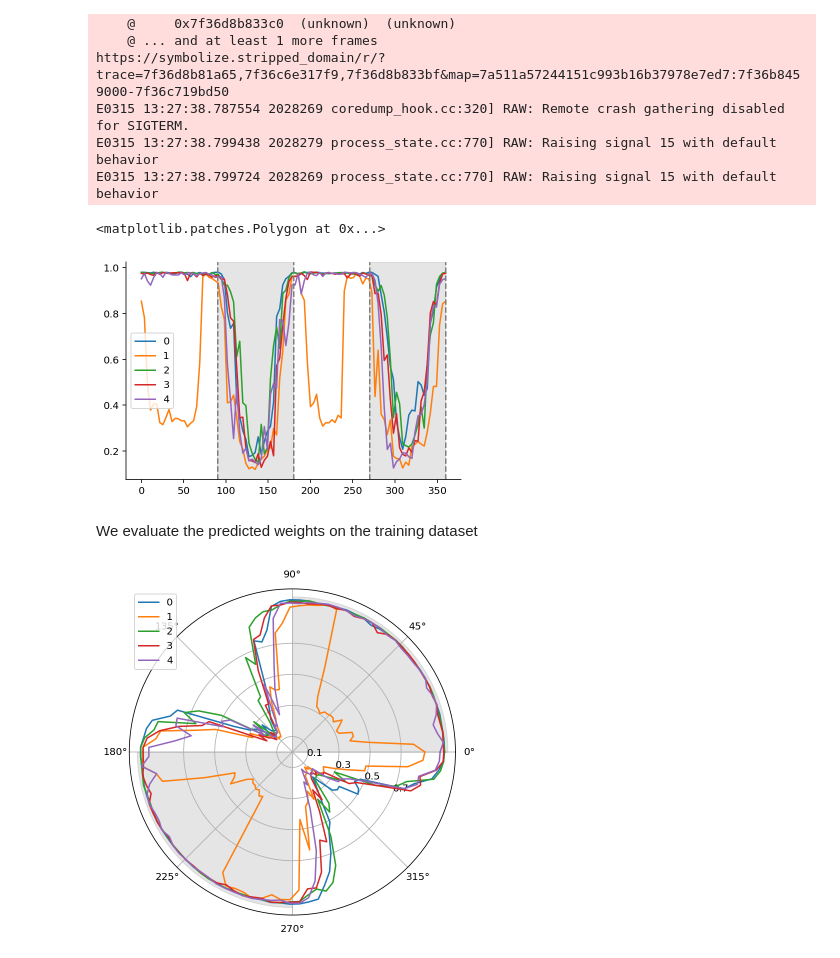
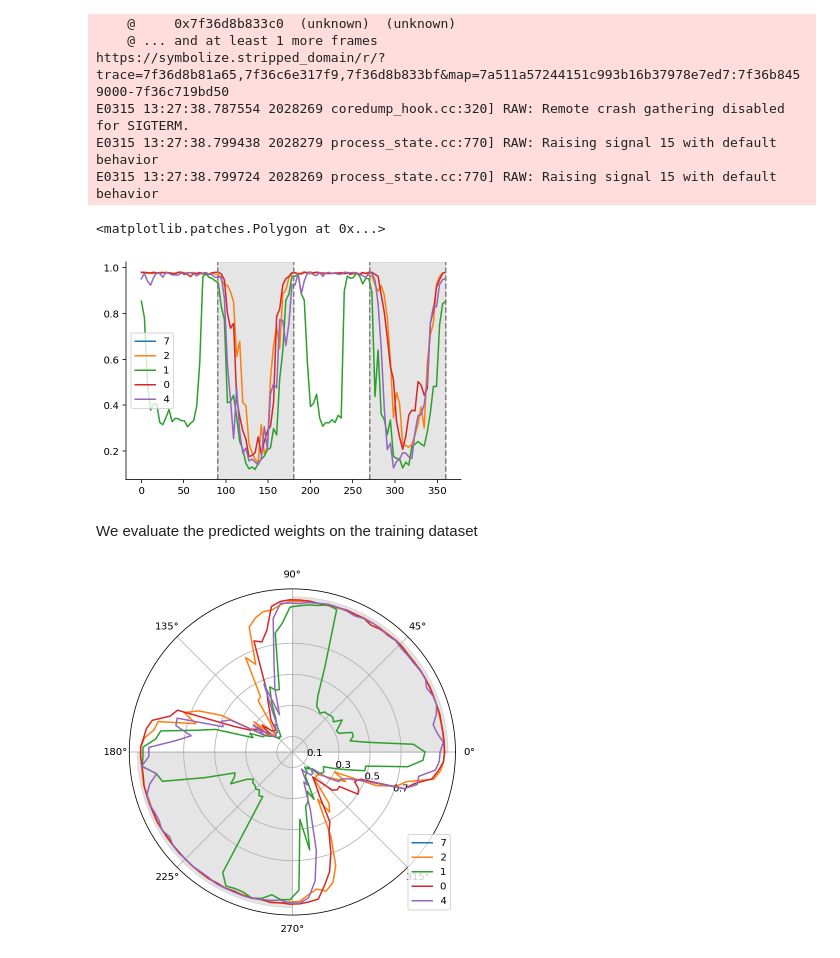
Before and after one commit to probml/shift-happens, a Jupyter notebook: notebooks/008-gendist-v1-rotation.ipynb, the cells around one changed output. Drawn from its saved outputs; the diff is of its cells as text; code cells hidden in the pictures.

Commit message:
feat: gendist-v1-rotation
Add snapshot learning example

```diff
--- a/notebooks/008-gendist-v1-rotation.ipynb
+++ b/notebooks/008-gendist-v1-rotation.ipynb
@@ -116,0 +117,7 @@ for deg in tqdm(degrees):
+# %%
+alphas = [0.085 * (1 - 0.01) ** n for n in range(n_epochs)]
+cycle_size = epochs_per_cycle * steps_per_epoch
+learning_rates = [optax.cosine_decay_schedule(alpha, cycle_size, 1e-4) for alpha in alphas]
+learning_rates = optax.join_schedules(learning_rates, boundaries)
+# %%
+tx = optax.adam(learning_rates)
@@ -116,0 +130,6 @@ for deg in tqdm(degrees):
+# %%
+config = {"angle": 0.0}
+train_config = TrainingConfig(model, proc_class,
+                              gendist.training.make_cross_entropy_loss_func, tx)
+params, train_acc, losses = train_config.train_model_config(key, X_train, y_train_ohe,
+                                                    config, n_epochs, batch_size)
@@ -117,3 +145,13 @@ for deg in tqdm(degrees):
+# %%
+train_config = TrainingConfig(model, proc_class, gendist.training.make_cross_entropy_loss_func, tx)
+configs_params = []
+configs_accuracy = []
+for deg in tqdm(degrees):
+    config = {"angle": float(deg)}
+    params, train_acc, losses = train_config.train_model_config(key, X_train, y_train_ohe,
+                                                        config, n_epochs, batch_size)
+    configs_params.append(params)
+    configs_accuracy.append(train_acc)
 # %%
 filename = "data-params.pkl"
 filename = os.path.join(path_output, filename)
@@ -330,19 +368,19 @@ E0315 13:27:38.787554 2028269 coredump_hook.cc:320] RAW: Remote crash gathering
 E0315 13:27:38.799438 2028279 process_state.cc:770] RAW: Raising signal 15 with default behavior
 E0315 13:27:38.799724 2028269 process_state.cc:770] RAW: Raising signal 15 with default behavior
 # %%
-acc_df = pd.DataFrame(accuracy_configs_learned, index=angle_test)
+acc_df = pd.DataFrame(accuracy_configs_learned, index=angle_test, columns=y_test[ixs])
 acc_df.plot()
 
 plt.axvline(x=90, c="tab:gray", linestyle="--")
 plt.axvline(x=180, c="tab:gray", linestyle="--")
 plt.axvspan(90, 180, alpha=0.2, color="tab:gray")
 
 plt.axvline(x=270, c="tab:gray", linestyle="--")
 plt.axvline(x=360, c="tab:gray", linestyle="--")
 plt.axvspan(270, 360, alpha=0.2, color="tab:gray")
 # %% [output]
 <matplotlib.patches.Polygon at 0x...>
-[figure, old version]
+[figure, new version]
 # %% [markdown]
 We evaluate the predicted weights on the training dataset
 # %%
@@ -352,7 +390,8 @@ ax.set_rticks([0.1, 0.3, 0.5, 0.7])  # Less radial ticks
 ax.set_rlabel_position(-22.5)  # Move radial labels away from plotted line
 ax.fill_between(np.linspace(0, np.pi/2, 100), 0, 1.0, alpha=0.2, color="tab:gray")
 ax.fill_between(np.linspace(np.pi, 3 * np.pi/2, 100), 0, 1.0, alpha=0.2, color="tab:gray")
+plt.legend(loc="lower right")
 
 ax.grid(True)
 # %% [output]
-[figure, old version]
+[figure, new version]
```
Also changed, not shown: parts of 10 cells of this notebook.
